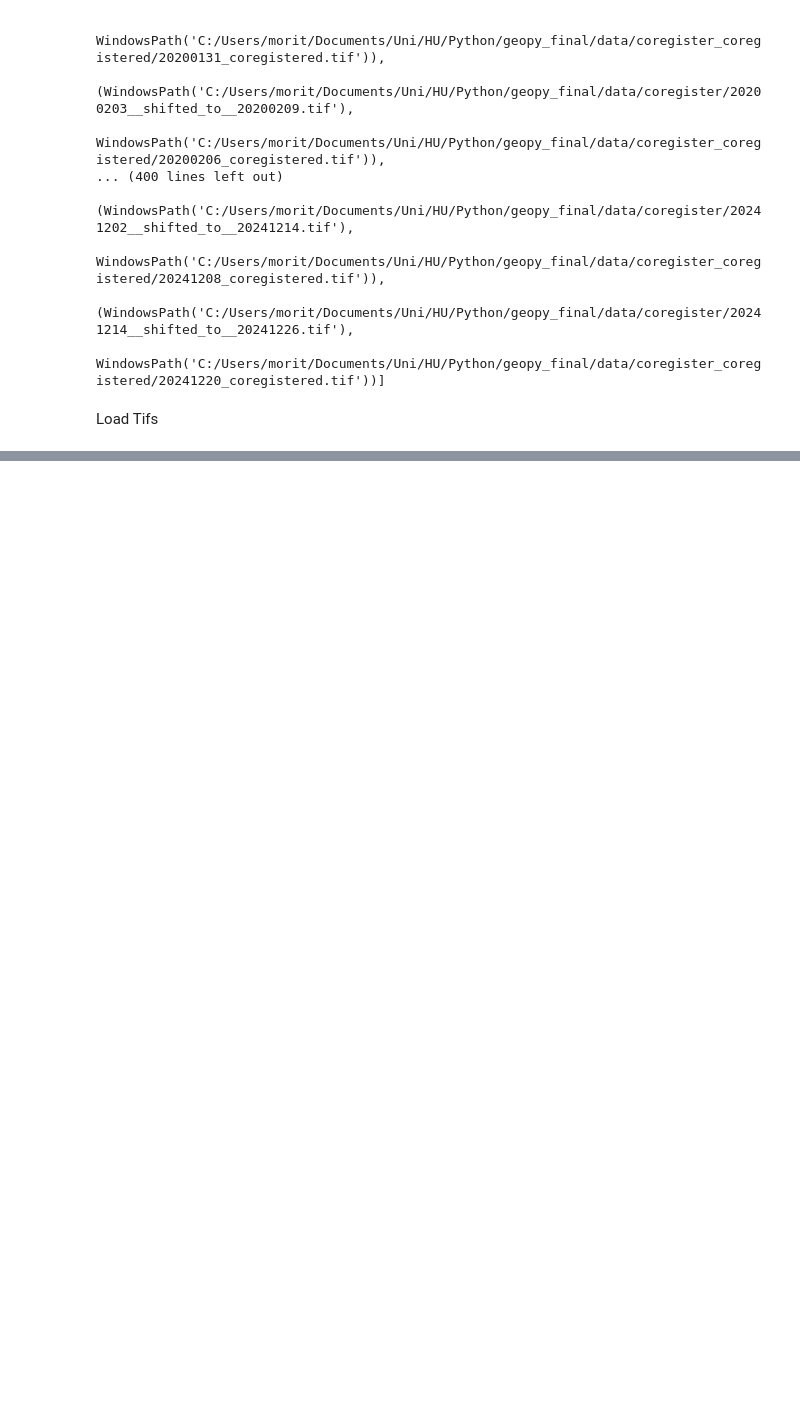
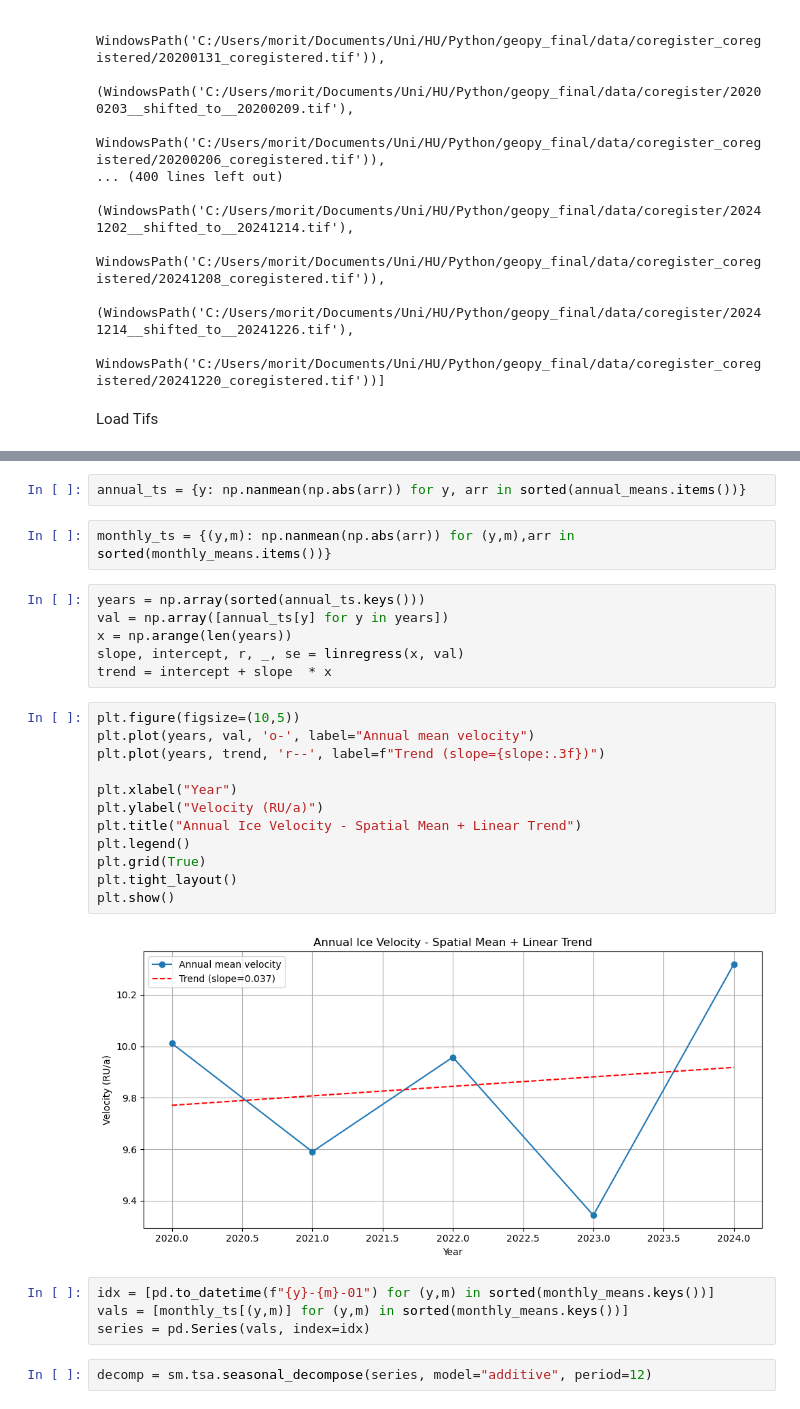
Before and after one commit to MoritzRath/geopy_final, a Jupyter notebook: Rath_geopy_final.ipynb, the cells around one changed output, grey strips where cells are left out. Drawn from its saved outputs; the diff is of its cells as text; blank space fills up the shorter version.

```diff
--- a/Rath_geopy_final.ipynb
+++ b/Rath_geopy_final.ipynb
@@ -338,0 +389,30 @@ plt.show()
+# %%
+annual_ts = {y: np.nanmean(np.abs(arr)) for y, arr in sorted(annual_means.items())}
+# %%
+monthly_ts = {(y,m): np.nanmean(np.abs(arr)) for (y,m),arr in sorted(monthly_means.items())}
+# %%
+years = np.array(sorted(annual_ts.keys()))
+val = np.array([annual_ts[y] for y in years])
+x = np.arange(len(years))
+slope, intercept, r, _, se = linregress(x, val)
+trend = intercept + slope  * x
+# %%
+plt.figure(figsize=(10,5))
+plt.plot(years, val, 'o-', label="Annual mean velocity")
+plt.plot(years, trend, 'r--', label=f"Trend (slope={slope:.3f})")
+
+plt.xlabel("Year")
+plt.ylabel("Velocity (RU/a)")
+plt.title("Annual Ice Velocity - Spatial Mean + Linear Trend")
+plt.legend()
+plt.grid(True)
+plt.tight_layout()
+plt.show()
+# %% [output]
+[figure, added]
+# %%
+idx = [pd.to_datetime(f"{y}-{m}-01") for (y,m) in sorted(monthly_means.keys())]
+vals = [monthly_ts[(y,m)] for (y,m) in sorted(monthly_means.keys())]
+series = pd.Series(vals, index=idx)
+# %%
+decomp = sm.tsa.seasonal_decompose(series, model="additive", period=12)
```
Also changed, not shown: parts of 17 cells of this notebook, 14 other files.
